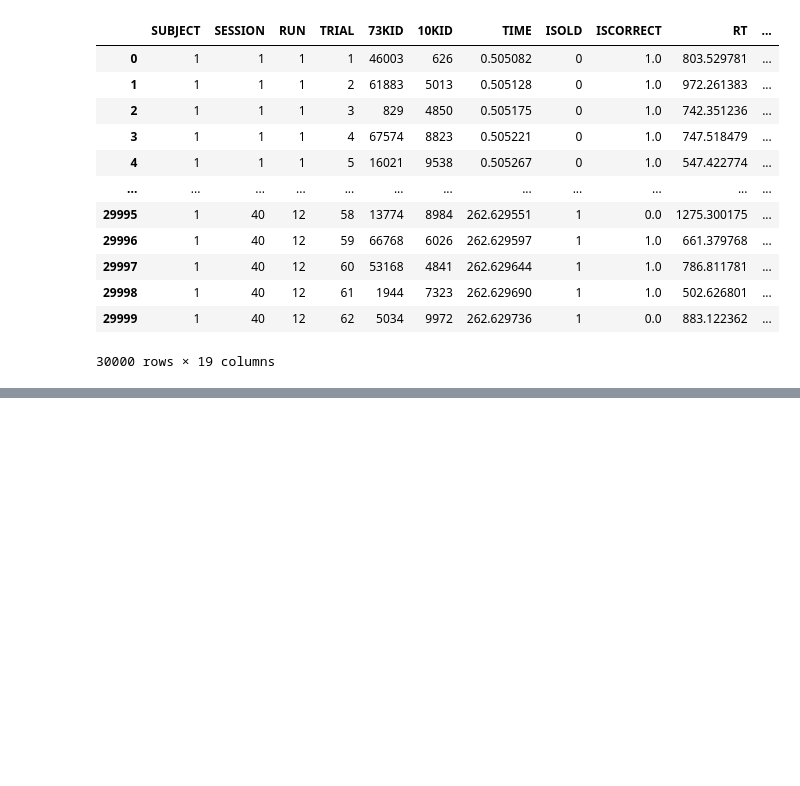
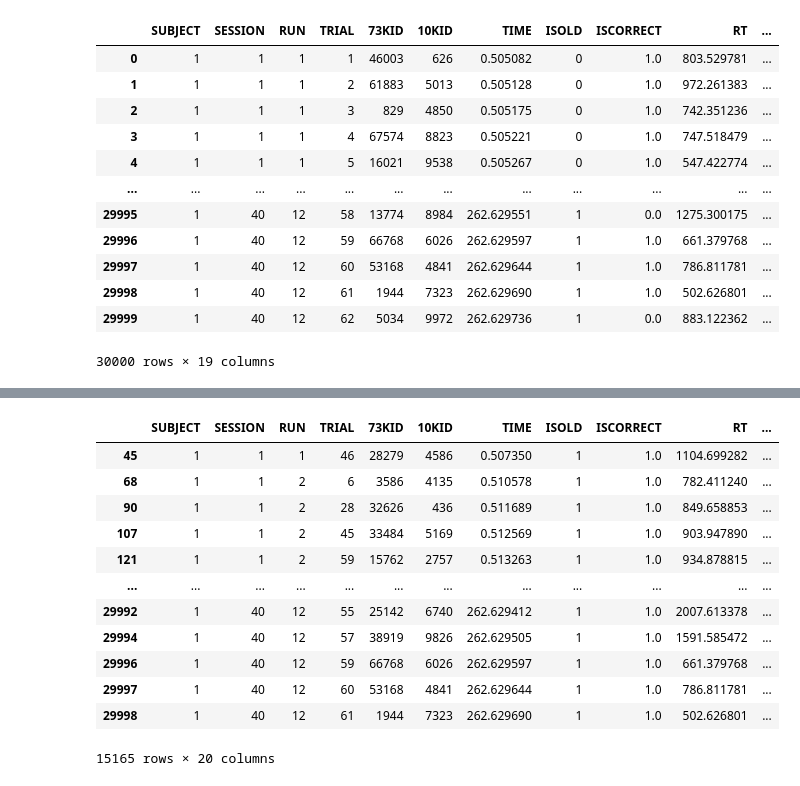
Before and after one commit to mjstarrett/nsdMemConn, a Jupyter notebook: scripts_notebooks/behav_mike-messingAround.ipynb, the cells around one changed output, grey strips where cells are left out. Saved outputs shown, nothing was run; the diff lists cells and outputs as text; code cells hidden in the pictures; blank space fills up the shorter version.

Commit message:
updated behavioral script; appears to correctly label trials by Signal Detection response category

```diff
--- a/scripts_notebooks/behav_mike-messingAround.ipynb
+++ b/scripts_notebooks/behav_mike-messingAround.ipynb
@@ -26,8 +26,18 @@ nsdBehav
 30000 rows × 19 columns
 # %%
 nsdBehav["SigDetection"] = pd.NA
-nsdBehav[nsdBehav["ISOLD"] == 1 & nsdBehav["ISCORRECT" == 1]] = "hit"
-nsdBehav["ISOLD" == 1 & "ISCORRECT" == 0] = "miss"
-nsdBehav["ISOLD" == 0 & "ISCORRECT" == 1] = "correct-rejection"
-nsdBehav["ISOLD" == 0 & "ISCORRECT" == 0] = "false-alarm"
+nsdBehav["SigDetection"]
+nsdBehav.loc[((nsdBehav["ISOLD"] == 1) & (nsdBehav["ISCORRECT"] == 1)), "SigDetection"] = "hit"
+nsdBehav.loc[((nsdBehav["ISOLD"] == 1) & (nsdBehav["ISCORRECT"] == 0)), "SigDetection"] = "miss"
+nsdBehav.loc[((nsdBehav["ISOLD"] == 0) & (nsdBehav["ISCORRECT"] == 1)), "SigDetection"] = "correct_reject"
+nsdBehav.loc[((nsdBehav["ISOLD"] == 0) & (nsdBehav["ISCORRECT"] == 0)), "SigDetection"] = "false_alarm"
+nsdBehav.loc[((nsdBehav["BUTTON"] == pd.NA)), "SigDetection"] = "no-response"
+nsdBehav
+#and nsdBehav.loc[nsdBehav["ISCORRECT"] == 1], "SigDetection"] = "hit"
+#nsdBehav
+#    nsdBehav["SigDetection"] =  "hit"
+#nsdBehav[nsdBehav["ISOLD"] == 1 & nsdBehav["ISCORRECT" == 1]] = "hit"
+#nsdBehav["ISOLD" == 1 & "ISCORRECT" == 0] = "miss"
+#nsdBehav["ISOLD" == 0 & "ISCORRECT" == 1] = "correct-rejection"
+#nsdBehav["ISOLD" == 0 & "ISCORRECT" == 0] = "false-alarm"
 # %% [output]
@@ -34,0 +57,16 @@ KeyError: False
+# %%
+nsdBehav.loc[nsdBehav["SigDetection"] == "hit", :]
+# %% [output]
+|  | SUBJECT | SESSION | RUN | TRIAL | 73KID | 10KID | TIME | ISOLD | ISCORRECT | RT | ... |
+| 45 | 1 | 1 | 1 | 46 | 28279 | 4586 | 0.507350 | 1 | 1.0 | 1104.699282 | ... |
+| 68 | 1 | 1 | 2 | 6 | 3586 | 4135 | 0.510578 | 1 | 1.0 | 782.411240 | ... |
+| 90 | 1 | 1 | 2 | 28 | 32626 | 436 | 0.511689 | 1 | 1.0 | 849.658853 | ... |
+| 107 | 1 | 1 | 2 | 45 | 33484 | 5169 | 0.512569 | 1 | 1.0 | 903.947890 | ... |
+| 121 | 1 | 1 | 2 | 59 | 15762 | 2757 | 0.513263 | 1 | 1.0 | 934.878815 | ... |
+| ... | ... | ... | ... | ... | ... | ... | ... | ... | ... | ... | ... |
+| 29992 | 1 | 40 | 12 | 55 | 25142 | 6740 | 262.629412 | 1 | 1.0 | 2007.613378 | ... |
+| 29994 | 1 | 40 | 12 | 57 | 38919 | 9826 | 262.629505 | 1 | 1.0 | 1591.585472 | ... |
+| 29996 | 1 | 40 | 12 | 59 | 66768 | 6026 | 262.629597 | 1 | 1.0 | 661.379768 | ... |
+| 29997 | 1 | 40 | 12 | 60 | 53168 | 4841 | 262.629644 | 1 | 1.0 | 786.811781 | ... |
+| 29998 | 1 | 40 | 12 | 61 | 1944 | 7323 | 262.629690 | 1 | 1.0 | 502.626801 | ... |
+15165 rows × 20 columns
```
Also changed, not shown: parts of 2 cells of this notebook.
